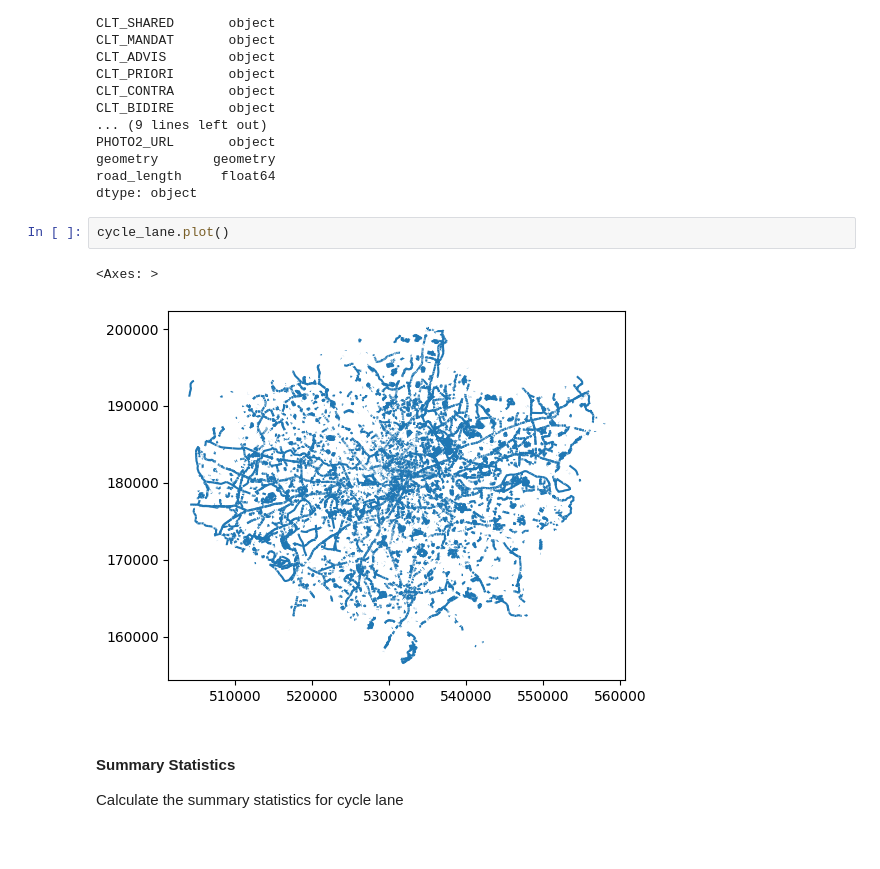
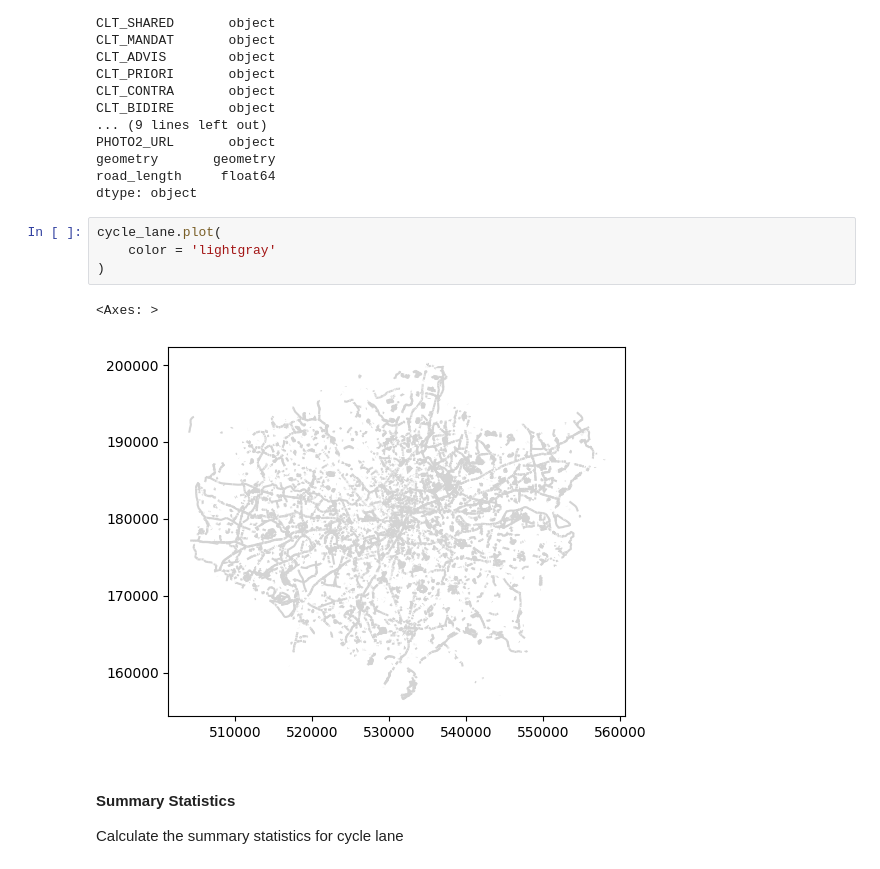
Before and after one commit to sokimura39/CUSP_Data_Dive, a Jupyter notebook: cycling_infrastructure.ipynb, the cells around one changed output. Cells and saved outputs as stored; diff of their text form.

```diff
--- a/cycling_infrastructure.ipynb
+++ b/cycling_infrastructure.ipynb
@@ -38,10 +38,12 @@ geometry       geometry
 road_length     float64
 dtype: object
 # %%
-cycle_lane.plot()
+cycle_lane.plot(
+    color = 'lightgray'
+)
 # %% [output]
 <Axes: >
-[figure, old version]
+[figure, new version]
 # %% [markdown]
 #### Summary Statistics
 
```
Also changed, not shown: parts of 32 cells of this notebook, 1 other file.
